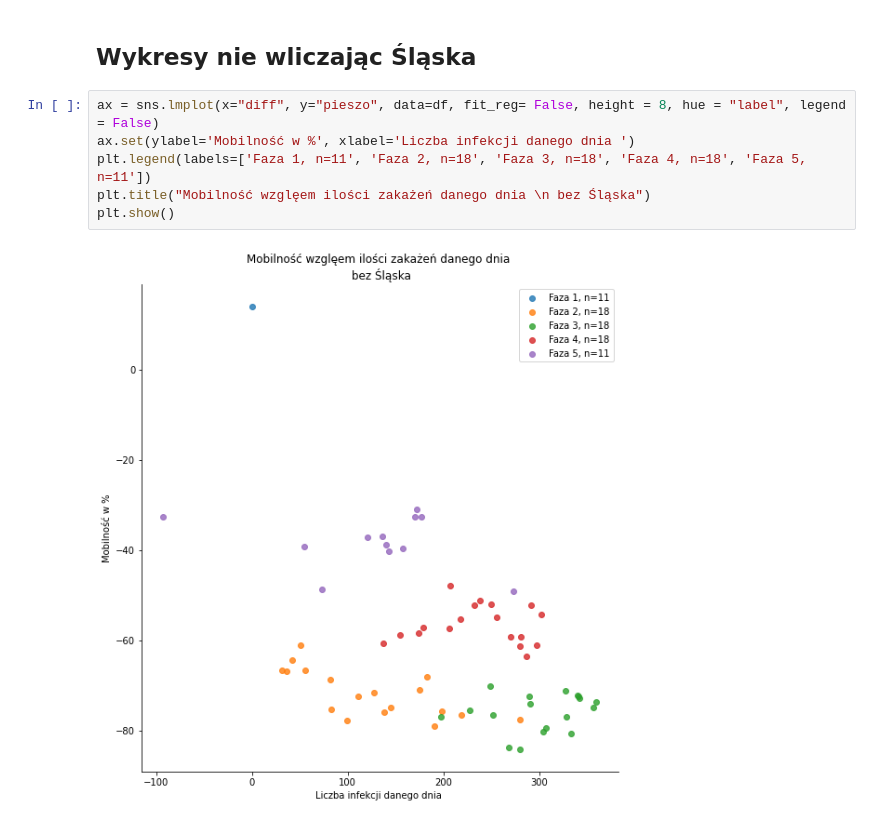
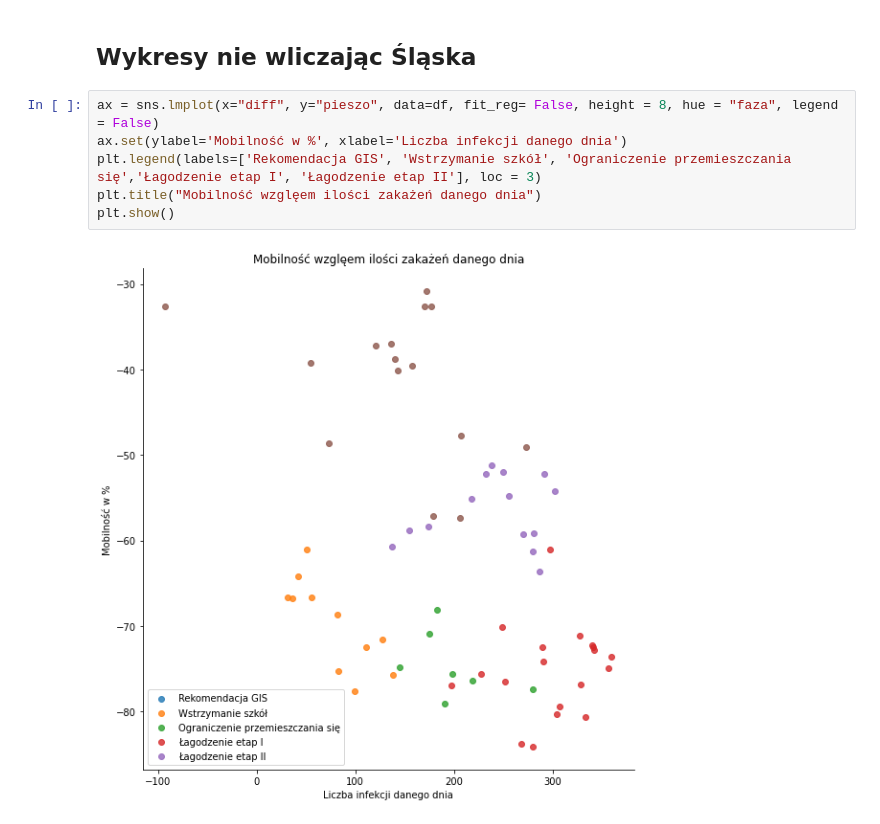
Before and after one commit to knmlprz/corona-analysis-1, a Jupyter notebook: notebooks/Analiza.ipynb, the cells around one changed output. Cells and saved outputs as stored; diff of their text form.

Commit message:
add data from regions

```diff
--- a/notebooks/Analiza.ipynb
+++ b/notebooks/Analiza.ipynb
@@ -114,10 +114,10 @@ plt.show()
 # %% [markdown]
 ## Wykresy nie wliczając Śląska
 # %%
-ax = sns.lmplot(x="diff", y="pieszo", data=df, fit_reg= False, height = 8, hue = "label", legend = False)
-ax.set(ylabel='Mobilność w %', xlabel='Liczba infekcji danego dnia ')
-plt.legend(labels=['Faza 1, n=11', 'Faza 2, n=18', 'Faza 3, n=18', 'Faza 4, n=18', 'Faza 5, n=11'])
-plt.title("Mobilność wzglęem ilości zakażeń danego dnia \n bez Śląska")
+ax = sns.lmplot(x="diff", y="pieszo", data=df, fit_reg= False, height = 8, hue = "faza", legend = False)
+ax.set(ylabel='Mobilność w %', xlabel='Liczba infekcji danego dnia')
+plt.legend(labels=['Rekomendacja GIS', 'Wstrzymanie szkół', 'Ograniczenie przemieszczania się','Łagodzenie etap I', 'Łagodzenie etap II'], loc = 3)
+plt.title("Mobilność wzglęem ilości zakażeń danego dnia")
 plt.show()
 # %% [output]
-[figure, old version]
+[figure, new version]
```
Also changed, not shown: 16 other files.
